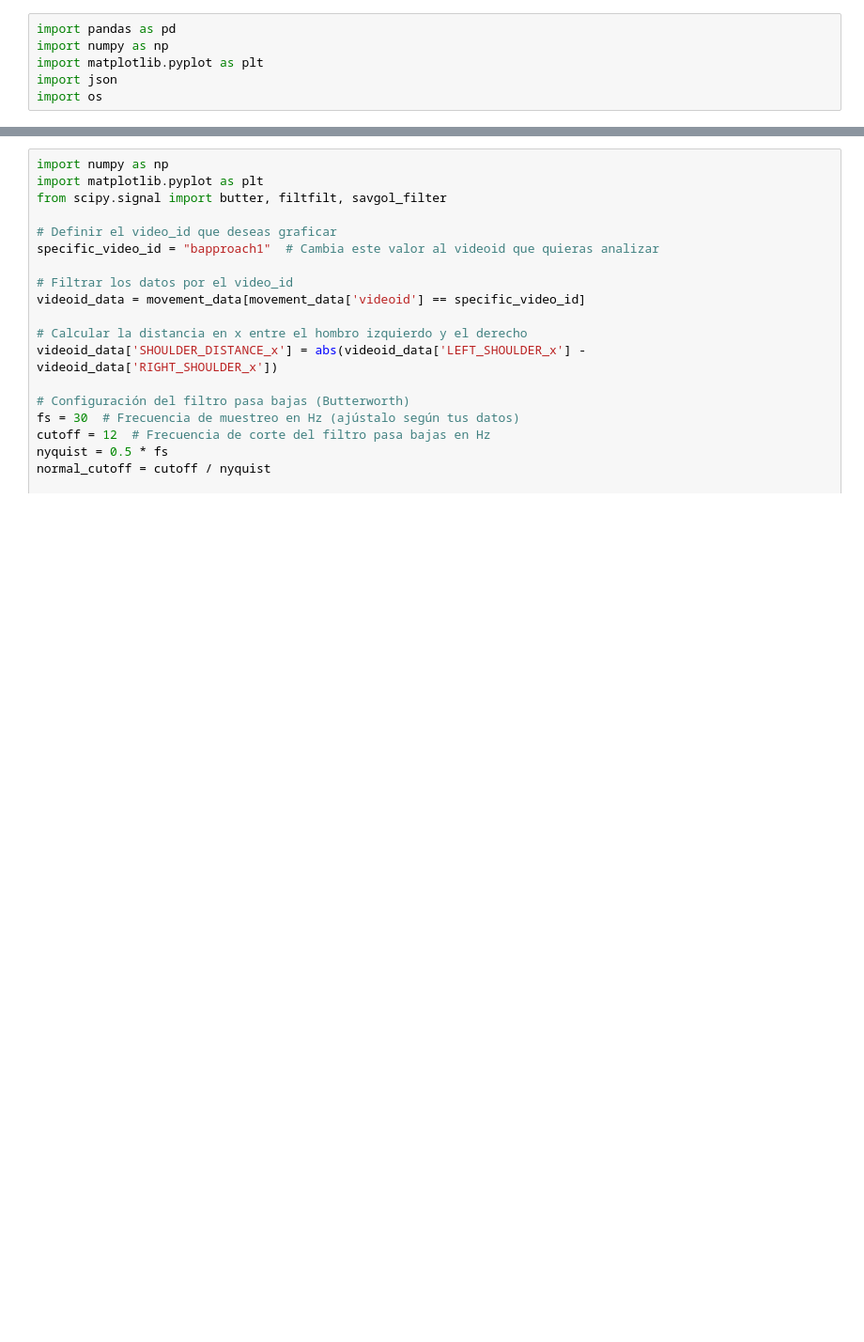
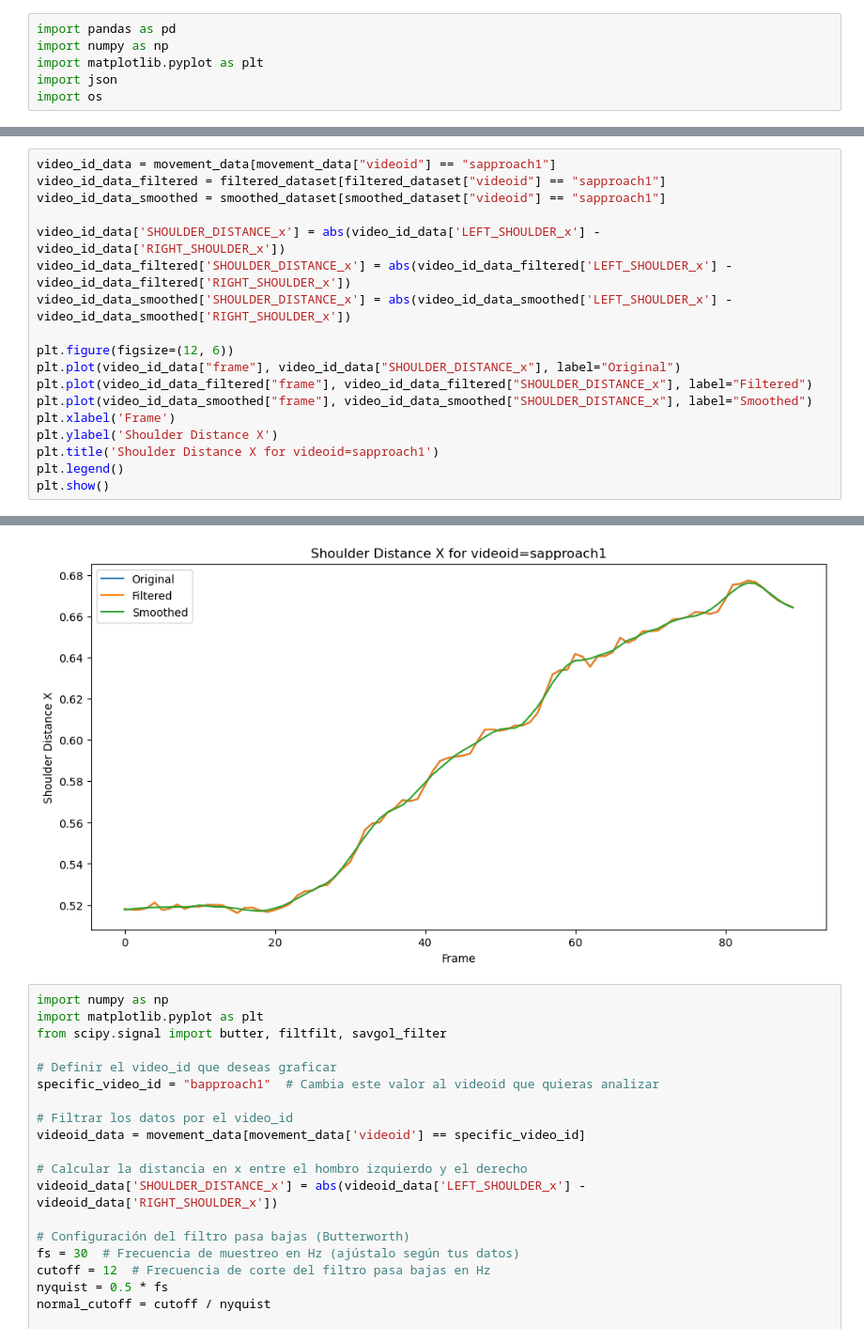
Before and after one commit to santiagobarrazas/AI-Project-BLM, a Jupyter notebook: main.ipynb, the cells around one changed output, grey strips where cells are left out. Shown: that part at 94% size. Cells and saved outputs as stored; diff of their text form; blank space fills up the shorter version.

Commit message:
feat: filter and smoothed datasets separation

```diff
--- a/main.ipynb
+++ b/main.ipynb
@@ -93,0 +131,19 @@ movement_data
+# %%
+video_id_data = movement_data[movement_data["videoid"] == "sapproach1"]
+video_id_data_filtered = filtered_dataset[filtered_dataset["videoid"] == "sapproach1"]
+video_id_data_smoothed = smoothed_dataset[smoothed_dataset["videoid"] == "sapproach1"]
+
+video_id_data['SHOULDER_DISTANCE_x'] = abs(video_id_data['LEFT_SHOULDER_x'] - video_id_data['RIGHT_SHOULDER_x'])
+video_id_data_filtered['SHOULDER_DISTANCE_x'] = abs(video_id_data_filtered['LEFT_SHOULDER_x'] - video_id_data_filtered['RIGHT_SHOULDER_x'])
+video_id_data_smoothed['SHOULDER_DISTANCE_x'] = abs(video_id_data_smoothed['LEFT_SHOULDER_x'] - video_id_data_smoothed['RIGHT_SHOULDER_x'])
+
+plt.figure(figsize=(12, 6))
+plt.plot(video_id_data["frame"], video_id_data["SHOULDER_DISTANCE_x"], label="Original")
+plt.plot(video_id_data_filtered["frame"], video_id_data_filtered["SHOULDER_DISTANCE_x"], label="Filtered")
+plt.plot(video_id_data_smoothed["frame"], video_id_data_smoothed["SHOULDER_DISTANCE_x"], label="Smoothed")
+plt.xlabel('Frame')
+plt.ylabel('Shoulder Distance X')
+plt.title('Shoulder Distance X for videoid=sapproach1')
+plt.legend()
+plt.show()
+# %% [output]
@@ -94,3 +165,4 @@ movement_data
+[figure, added]
 # %%
 import numpy as np
 import matplotlib.pyplot as plt
```
Also changed, not shown: parts of 5 cells of this notebook, 1 other file.
